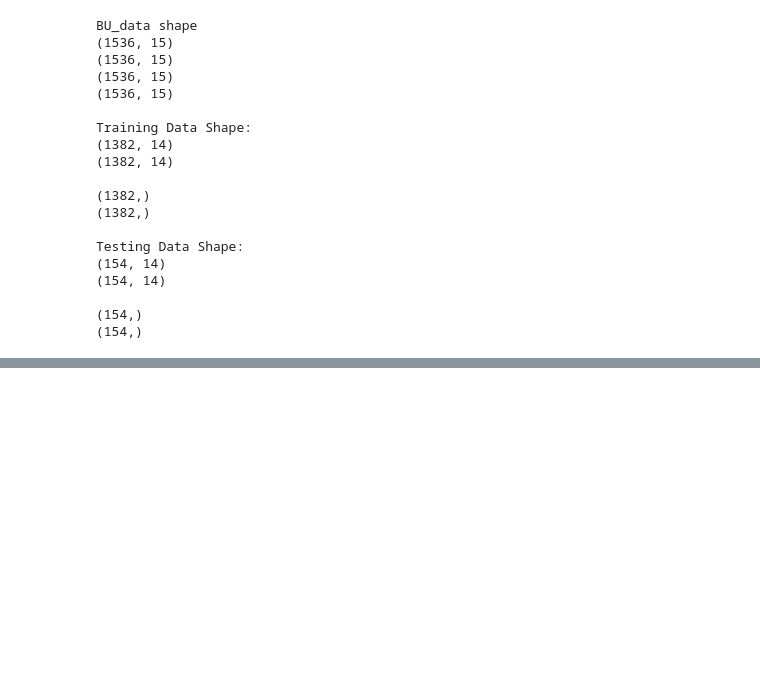
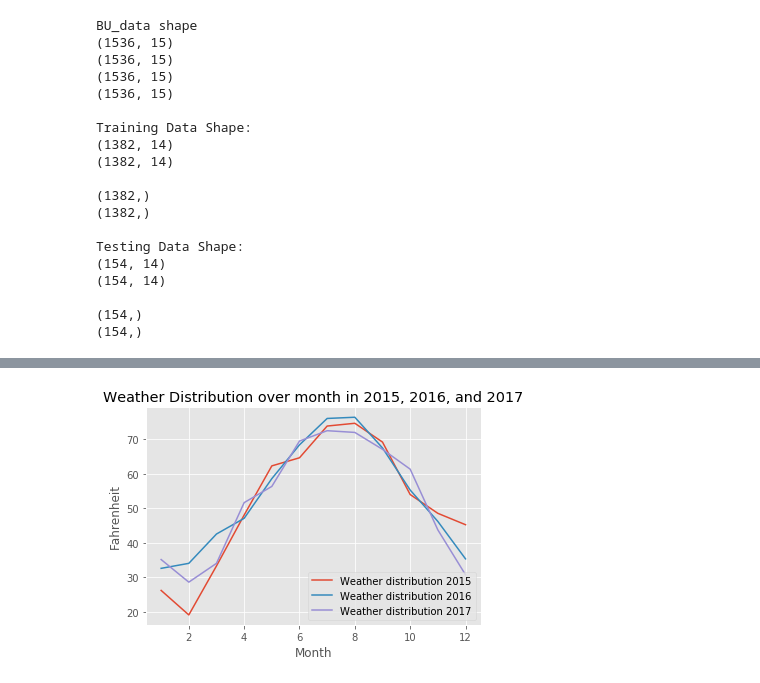
Before and after one commit to CS506-Spring2018-Project/CS506-Spring18-Project, a Jupyter notebook: CS506_Initial_Analysis_Report.ipynb, the cells around one changed output, grey strips where cells are left out. Saved outputs shown, nothing was run; the diff lists cells and outputs as text; code cells hidden in the pictures; blank space fills up the shorter version.

Commit message:
graph

```diff
--- a/CS506_Initial_Analysis_Report.ipynb
+++ b/CS506_Initial_Analysis_Report.ipynb
@@ -1187,0 +1188,17 @@ print(mean_squared_error(y_true_G, y_pred_G))
+# %%
+import matplotlib.pyplot as plt
+
+
+# Monthly Weather Distribution
+fig, ax = plt.subplots(1, 1)
+ax.plot(month, Avg_Temp.iloc[0,:], ms = 5, label = 'Weather distribution 2015')
+ax.plot(month, Avg_Temp.iloc[1,:], ms = 5, label = 'Weather distribution 2016')
+ax.plot(month, Avg_Temp.iloc[2,:], ms = 5, label = 'Weather distribution 2017')
+
+plt.legend(loc='lower right')
+plt.title('Weather Distribution over month in 2015, 2016, and 2017')
+plt.ylabel('Fahrenheit')
+plt.xlabel('Month')
+plt.show()
+# %% [output]
+[figure, added]
```
Also changed, not shown: parts of 9 cells of this notebook.
